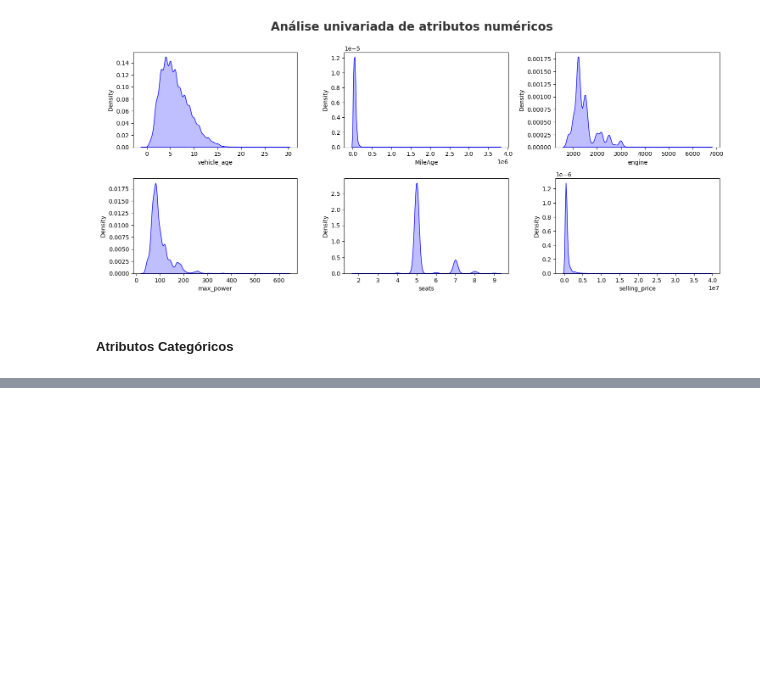
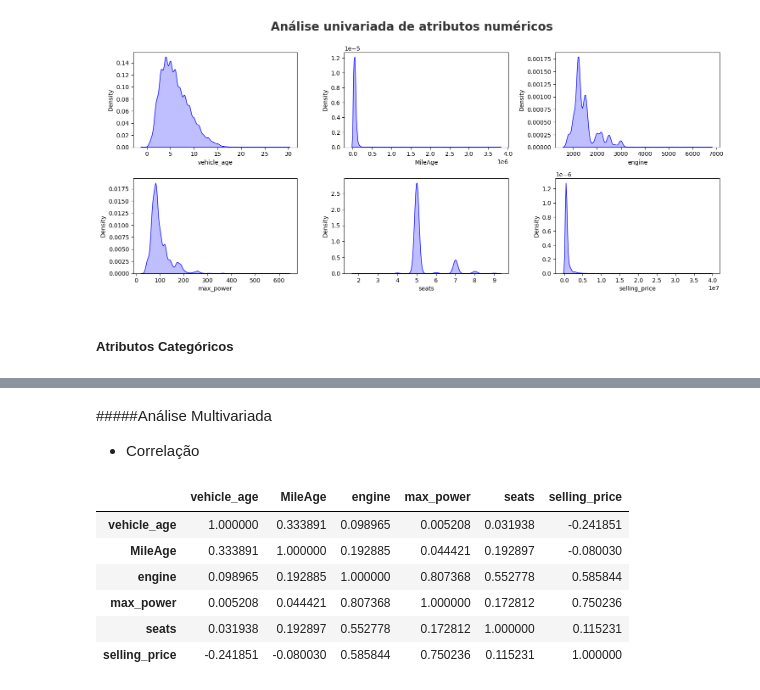
Before and after one commit to vitorjensen/Python_para_Dados, a Jupyter notebook: Projetos/Análise Exploratória de Carros/Análise_Exploratória_de_Carros.ipynb, the cells around one changed output, grey strips where cells are left out. Cells and saved outputs as stored; diff of their text form; code cells hidden in the pictures; blank space fills up the shorter version.

```diff
--- a/Projetos/Análise Exploratória de Carros/Análise_Exploratória_de_Carros.ipynb
+++ b/Projetos/Análise Exploratória de Carros/Análise_Exploratória_de_Carros.ipynb
@@ -223,0 +240,14 @@ for i in range(len(numeric_features)):
+# %% [markdown]
+#####Análise Multivariada
+  - Correlação
+# %%
+# Executando correlação linear de todos os atributos
+df[numeric_features].corr()
+# %% [output]
+|  | vehicle_age | MileAge | engine | max_power | seats | selling_price |
+| vehicle_age | 1.000000 | 0.333891 | 0.098965 | 0.005208 | 0.031938 | -0.241851 |
+| MileAge | 0.333891 | 1.000000 | 0.192885 | 0.044421 | 0.192897 | -0.080030 |
+| engine | 0.098965 | 0.192885 | 1.000000 | 0.807368 | 0.552778 | 0.585844 |
+| max_power | 0.005208 | 0.044421 | 0.807368 | 1.000000 | 0.172812 | 0.750236 |
+| seats | 0.031938 | 0.192897 | 0.552778 | 0.172812 | 1.000000 | 0.115231 |
+| selling_price | -0.241851 | -0.080030 | 0.585844 | 0.750236 | 0.115231 | 1.000000 |
```
Also changed, not shown: parts of 2 cells of this notebook.
